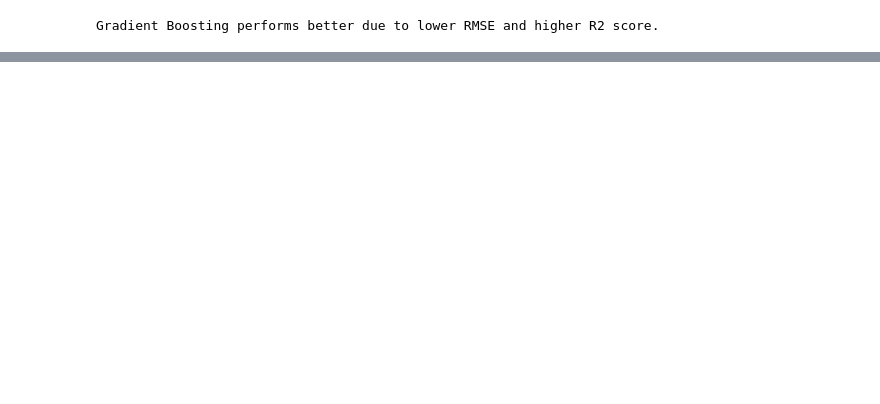
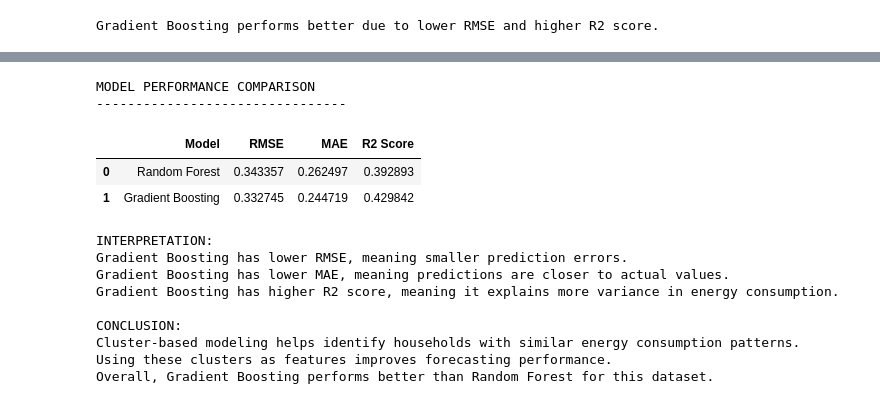
Before and after one commit to bodapooja375/energy-consumption-forecasting, a Jupyter notebook: energy_forecasting.ipynb, the cells around one changed output, grey strips where cells are left out. Drawn from its saved outputs; the diff is of its cells as text; code cells hidden in the pictures; blank space fills up the shorter version.

```diff
--- a/energy_forecasting.ipynb
+++ b/energy_forecasting.ipynb
@@ -170,0 +202,44 @@ Gradient Boosting performs better due to lower RMSE and higher R2 score.
+# %%
+# Create comparison table
+
+comparison = pd.DataFrame({
+    "Model": ["Random Forest", "Gradient Boosting"],
+    "RMSE": [rf_results[0], gb_results[0]],
+    "MAE": [rf_results[1], gb_results[1]],
+    "R2 Score": [rf_results[2], gb_results[2]]
+})
+
+print("MODEL PERFORMANCE COMPARISON")
+print("--------------------------------")
+display(comparison)
+
+print("\nINTERPRETATION:")
+
+if gb_results[0] < rf_results[0]:
+    print("Gradient Boosting has lower RMSE, meaning smaller prediction errors.")
+
+if gb_results[1] < rf_results[1]:
+    print("Gradient Boosting has lower MAE, meaning predictions are closer to actual values.")
+
+if gb_results[2] > rf_results[2]:
+    print("Gradient Boosting has higher R2 score, meaning it explains more variance in energy consumption.")
+
+print("\nCONCLUSION:")
+print("Cluster-based modeling helps identify households with similar energy consumption patterns.")
+print("Using these clusters as features improves forecasting performance.")
+print("Overall, Gradient Boosting performs better than Random Forest for this dataset.")
+# %% [output]
+MODEL PERFORMANCE COMPARISON
+--------------------------------
+|  | Model | RMSE | MAE | R2 Score |
+| 0 | Random Forest | 0.343357 | 0.262497 | 0.392893 |
+| 1 | Gradient Boosting | 0.332745 | 0.244719 | 0.429842 |
+INTERPRETATION:
+Gradient Boosting has lower RMSE, meaning smaller prediction errors.
+Gradient Boosting has lower MAE, meaning predictions are closer to actual values.
+Gradient Boosting has higher R2 score, meaning it explains more variance in energy consumption.
+
+CONCLUSION:
+Cluster-based modeling helps identify households with similar energy consumption patterns.
+Using these clusters as features improves forecasting performance.
+Overall, Gradient Boosting performs better than Random Forest for this dataset.
```
Also changed, not shown: parts of 5 cells of this notebook.
